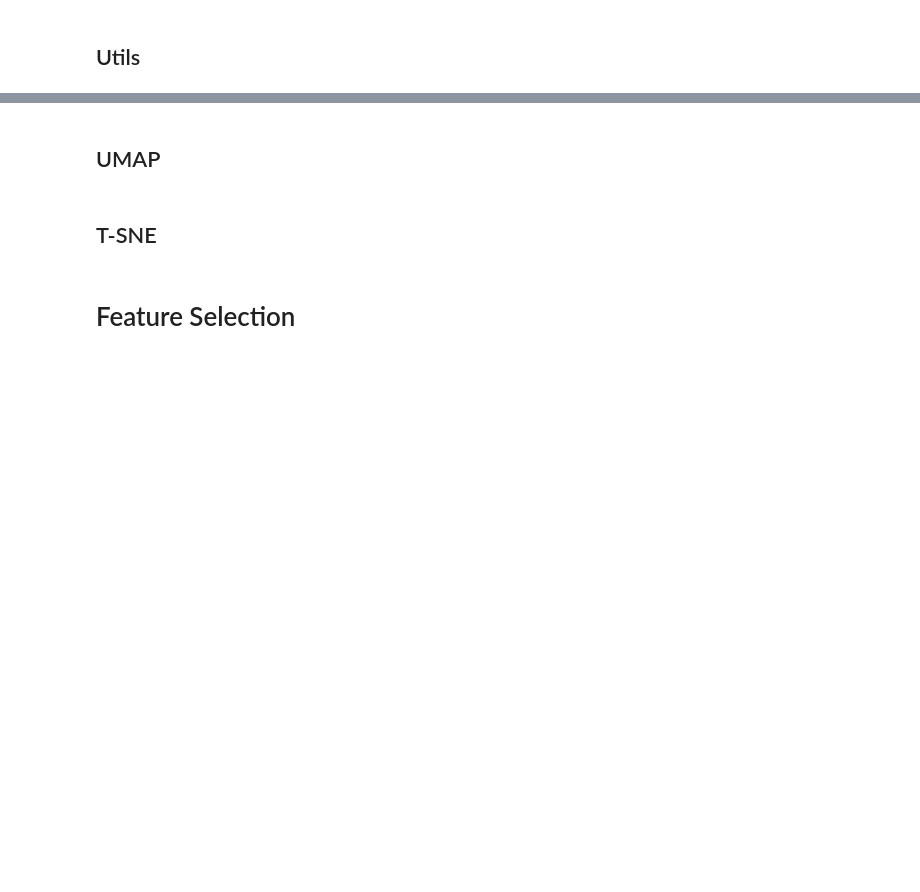
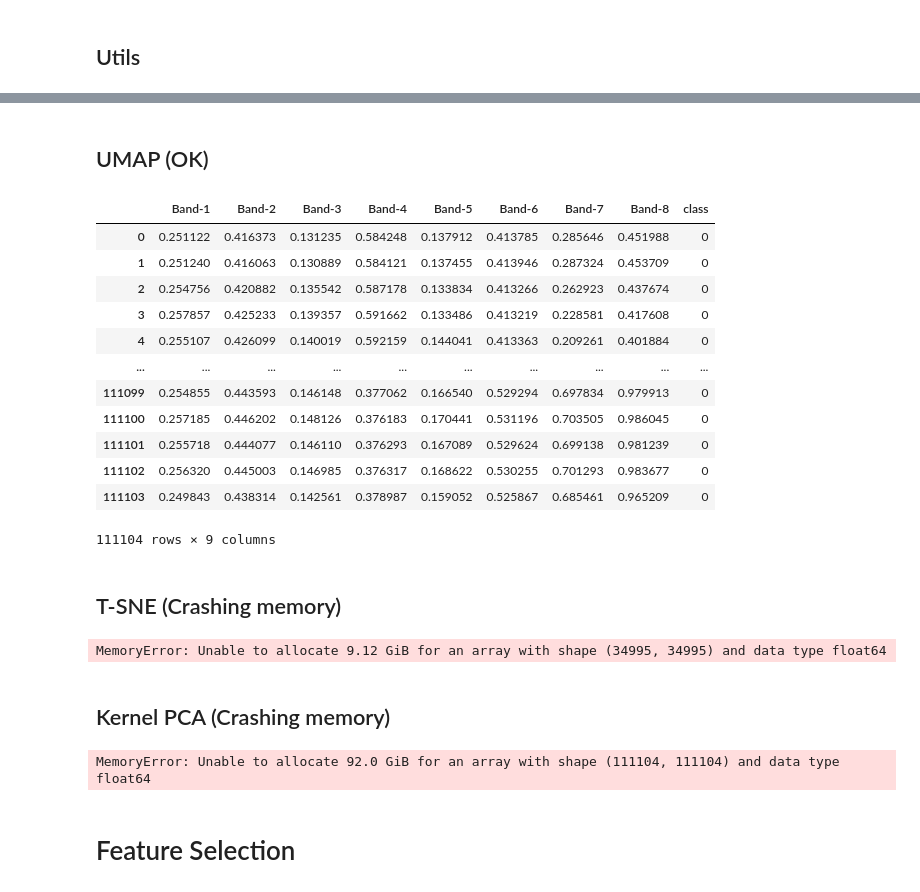
Before and after one commit to LuccaMartins/DS-Lab-1, a Jupyter notebook: Notebooks/dim_reduction.ipynb, the cells around one changed output, grey strips where cells are left out. Saved outputs shown, nothing was run; the diff lists cells and outputs as text; code cells hidden in the pictures; blank space fills up the shorter version.

Commit message:
Correlation based FS working | Lasso, RF, KPCA, T-SNE implementations nor working properly | New papers added

```diff
--- a/Notebooks/dim_reduction.ipynb
+++ b/Notebooks/dim_reduction.ipynb
@@ -167,20 +231,49 @@ dr_df.head()
 # %% [markdown]
-## UMAP
+## UMAP (OK)
 # %%
 method='UMAP'
 dr_df = apply_DR(df, method=method, n_components=n_components)
-# show_random_bands(dr_df)
-save_data(method, dr_df, data, n_components)
-dr_df.head()
+dr_df_norm = normalize_df(dr_df)
+# show_random_bands(dr_df_norm)
+save_data(method, dr_df_norm, data, n_components)
+dr_df_norm
+# %% [output]
+|  | Band-1 | Band-2 | Band-3 | Band-4 | Band-5 | Band-6 | Band-7 | Band-8 | class |
+| 0 | 0.251122 | 0.416373 | 0.131235 | 0.584248 | 0.137912 | 0.413785 | 0.285646 | 0.451988 | 0 |
+| 1 | 0.251240 | 0.416063 | 0.130889 | 0.584121 | 0.137455 | 0.413946 | 0.287324 | 0.453709 | 0 |
+| 2 | 0.254756 | 0.420882 | 0.135542 | 0.587178 | 0.133834 | 0.413266 | 0.262923 | 0.437674 | 0 |
+| 3 | 0.257857 | 0.425233 | 0.139357 | 0.591662 | 0.133486 | 0.413219 | 0.228581 | 0.417608 | 0 |
+| 4 | 0.255107 | 0.426099 | 0.140019 | 0.592159 | 0.144041 | 0.413363 | 0.209261 | 0.401884 | 0 |
+| ... | ... | ... | ... | ... | ... | ... | ... | ... | ... |
+| 111099 | 0.254855 | 0.443593 | 0.146148 | 0.377062 | 0.166540 | 0.529294 | 0.697834 | 0.979913 | 0 |
+| 111100 | 0.257185 | 0.446202 | 0.148126 | 0.376183 | 0.170441 | 0.531196 | 0.703505 | 0.986045 | 0 |
+| 111101 | 0.255718 | 0.444077 | 0.146110 | 0.376293 | 0.167089 | 0.529624 | 0.699138 | 0.981239 | 0 |
+| 111102 | 0.256320 | 0.445003 | 0.146985 | 0.376317 | 0.168622 | 0.530255 | 0.701293 | 0.983677 | 0 |
+| 111103 | 0.249843 | 0.438314 | 0.142561 | 0.378987 | 0.159052 | 0.525867 | 0.685461 | 0.965209 | 0 |
+111104 rows × 9 columns
 # %% [markdown]
-## T-SNE
+## T-SNE (Crashing memory)
 # %%
 # PROBLEM: Causing MemoryError: Unable to allocate 46.0 GiB for an array with shape (111104, 111104) and data type float32
 
 
-# method='TSNE'
-# dr_df = apply_DR(df, method=method, n_components=n_components)
-# # show_random_bands(dr_df)
-# save_data(method, dr_df, data, n_components)
+method='TSNE'
+dr_df = apply_DR(df, method=method, n_components=n_components)
+dr_df_norm = normalize_df(dr_df)
+# show_random_bands(dr_df_norm)
+save_data(method, dr_df_norm, data, n_components)
+# %% [output]
+MemoryError: Unable to allocate 9.12 GiB for an array with shape (34995, 34995) and data type float64
+# %% [markdown]
+## Kernel PCA (Crashing memory)
+# %%
+method='KPCA'
+dr_df = apply_DR(df, method=method, n_components=n_components)
+dr_df_norm = normalize_df(dr_df)
+# show_random_bands(dr_df_norm)
+save_data(method, dr_df_norm, data, n_components)
+dr_df_norm.head()
+# %% [output]
+MemoryError: Unable to allocate 92.0 GiB for an array with shape (111104, 111104) and data type float64
 # %% [markdown]
 # Feature Selection
```
Also changed, not shown: parts of 18 cells of this notebook, 21 other files.
